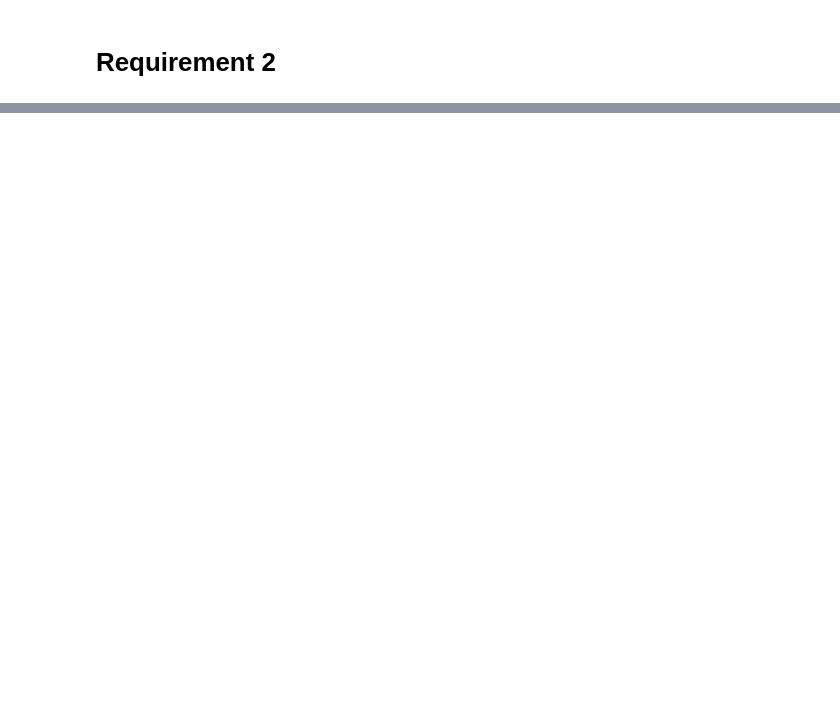
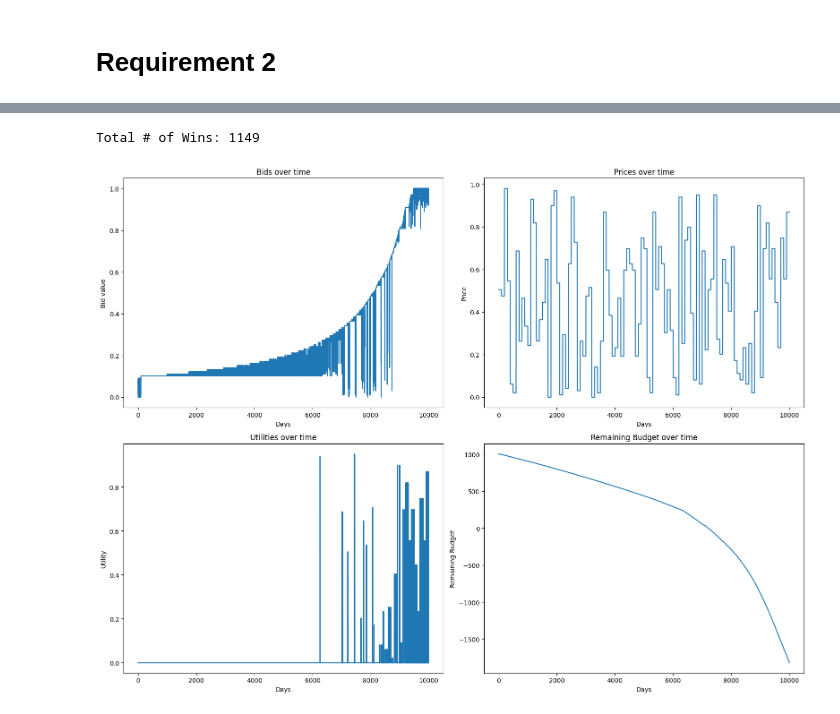
Before and after one commit to mvarenneensta/OLA24, a Jupyter notebook: req2.ipynb, the cells around one changed output, grey strips where cells are left out. Cells and saved outputs as stored; diff of their text form; code cells hidden in the pictures; blank space fills up the shorter version.

```diff
--- a/req2.ipynb
+++ b/req2.ipynb
@@ -149,0 +155,47 @@ plt.show()
+# %%
+# Parameters
+num_days = 10000
+price_levels = np.linspace(0, 1, 100)
+learning_rate = np.sqrt(np.log(len(price_levels)) / (len(price_levels) * num_days))
+price_change_interval = 100
+budget = 1000
+eta = 0.1
+
+n_bids = 100
+bids =  np.linspace(0, 1, n_bids)
+# Execution of the interaction
+cumulative_regret, cumulative_successes, agent, bids, prices = run_interaction(
+    'EXP3',num_days, bids, price_levels, learning_rate, price_change_interval, budget, eta)
+
+# Calculate utilities and remaining budget
+utilities = np.diff(cumulative_successes, prepend=0)
+remaining_budget = budget - np.cumsum(bids)
+
+# Plot results
+fig, axs = plt.subplots(2, 2, figsize=(16, 12))
+
+axs[0, 0].plot(bids)
+axs[0, 0].set_title('Bids over time')
+axs[0, 0].set_xlabel('Days')
+axs[0, 0].set_ylabel('Bid value')
+
+axs[0, 1].plot(prices)
+axs[0, 1].set_title('Prices over time')
+axs[0, 1].set_xlabel('Days')
+axs[0, 1].set_ylabel('Price')
+
+axs[1, 0].plot(utilities)
+axs[1, 0].set_title('Utilities over time')
+axs[1, 0].set_xlabel('Days')
+axs[1, 0].set_ylabel('Utility')
+
+axs[1, 1].plot(remaining_budget)
+axs[1, 1].set_title('Remaining Budget over time')
+axs[1, 1].set_xlabel('Days')
+axs[1, 1].set_ylabel('Remaining Budget')
+
+plt.tight_layout()
+plt.show()
+# %% [output]
+Total # of Wins: 1149
+[figure, added]
```
Also changed, not shown: parts of 10 cells of this notebook, 1 other file.
